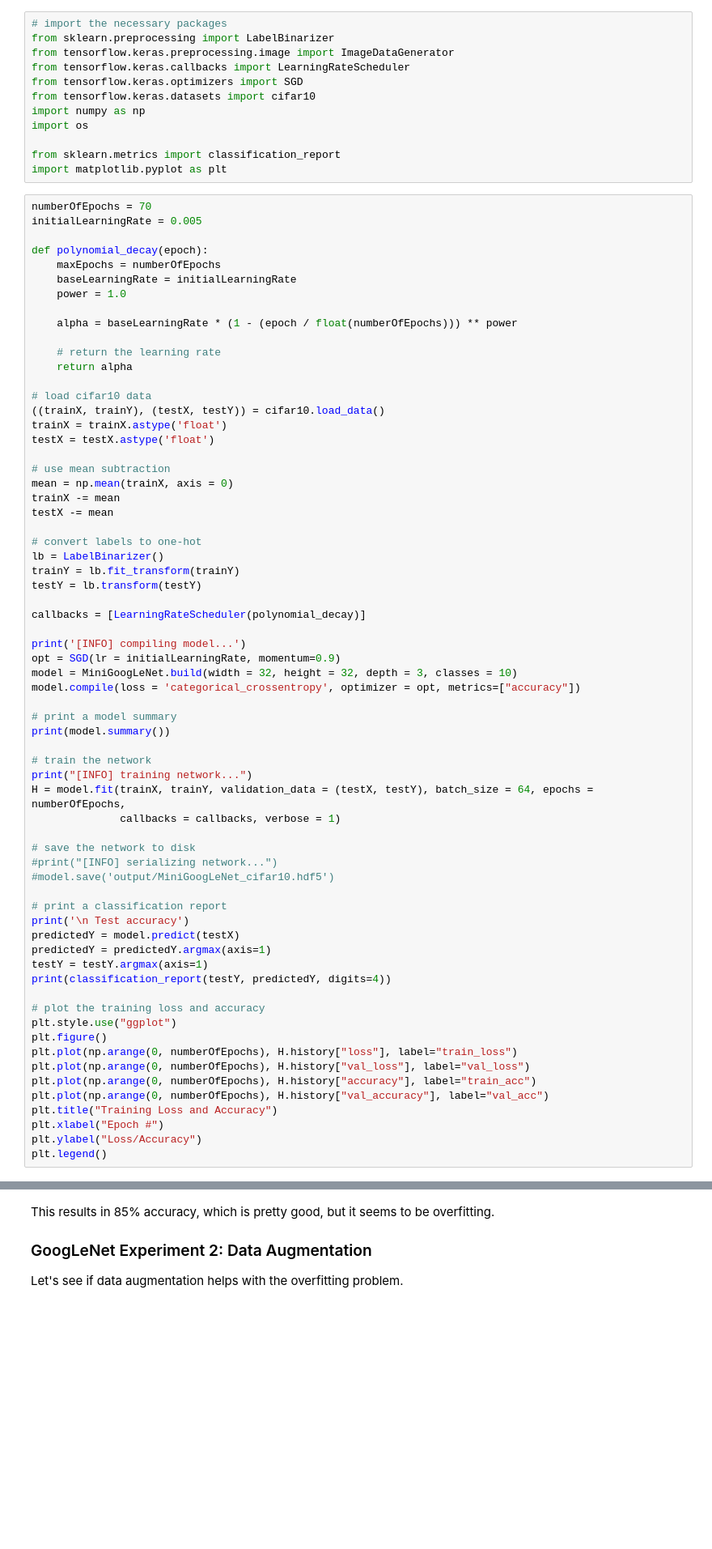
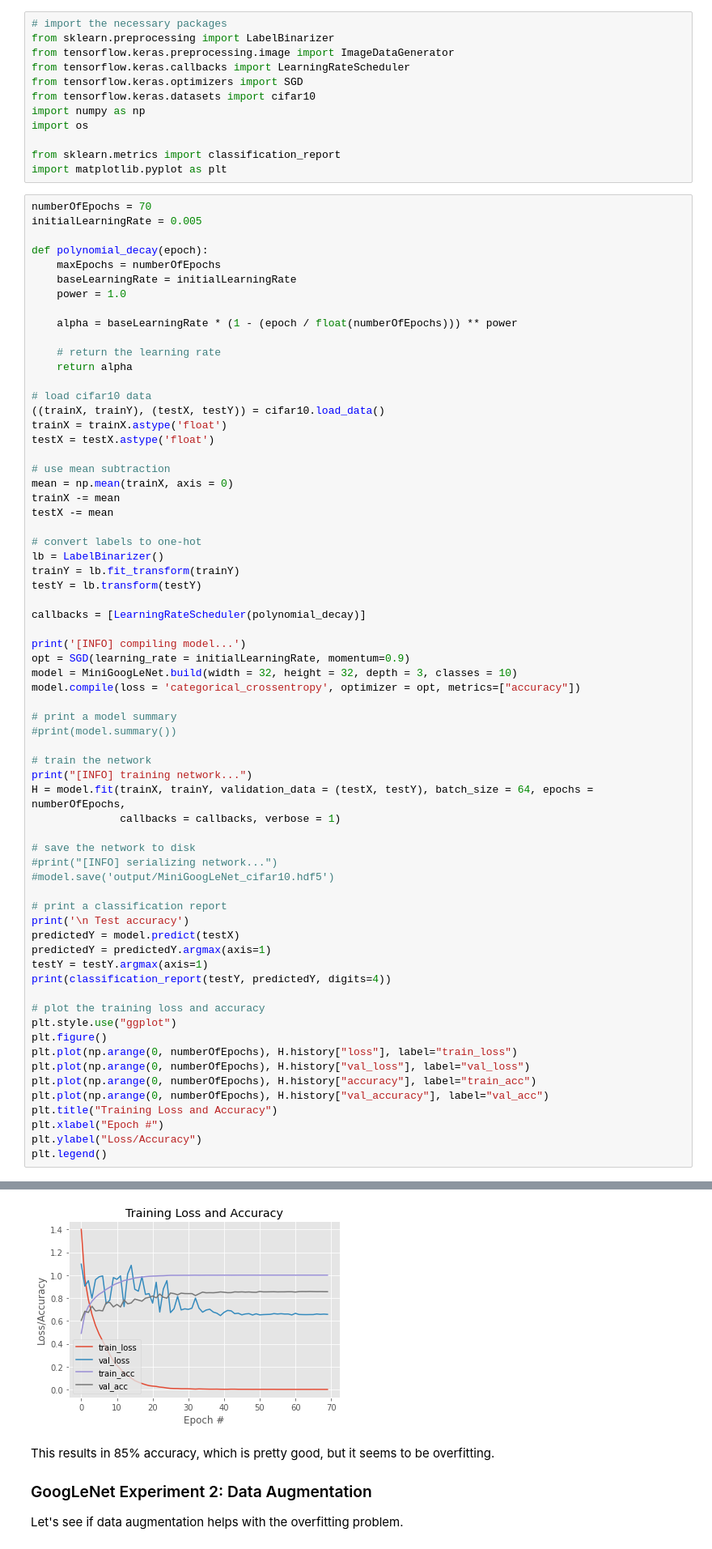
Before and after one commit to rtwhite1546/Fall-2021-Neural-Networks, a Jupyter notebook: Week-8-Inception/Week8.ipynb, the cells around one changed output, grey strips where cells are left out. Shown: that part at 81% size. Cells and saved outputs as stored; diff of their text form; blank space fills up the shorter version.

```diff
--- a/Week-8-Inception/Week8.ipynb
+++ b/Week-8-Inception/Week8.ipynb
@@ -139,12 +164,12 @@ testY = lb.transform(testY)
 callbacks = [LearningRateScheduler(polynomial_decay)]
 
 print('[INFO] compiling model...')
-opt = SGD(lr = initialLearningRate, momentum=0.9)
+opt = SGD(learning_rate = initialLearningRate, momentum=0.9)
 model = MiniGoogLeNet.build(width = 32, height = 32, depth = 3, classes = 10)
 model.compile(loss = 'categorical_crossentropy', optimizer = opt, metrics=["accuracy"])
 
 # print a model summary
-print(model.summary())
+#print(model.summary())
 
 # train the network
 print("[INFO] training network...")
@@ -194,4 +219,5 @@ weighted avg     0.8468    0.8476    0.8471     10000
 <matplotlib.legend.Legend at 0x...>
+[figure, added]
 # %% [markdown]
 This results in 85% accuracy, which is pretty good, but it seems to be overfitting.
 
```
Also changed, not shown: parts of 4 cells of this notebook.
